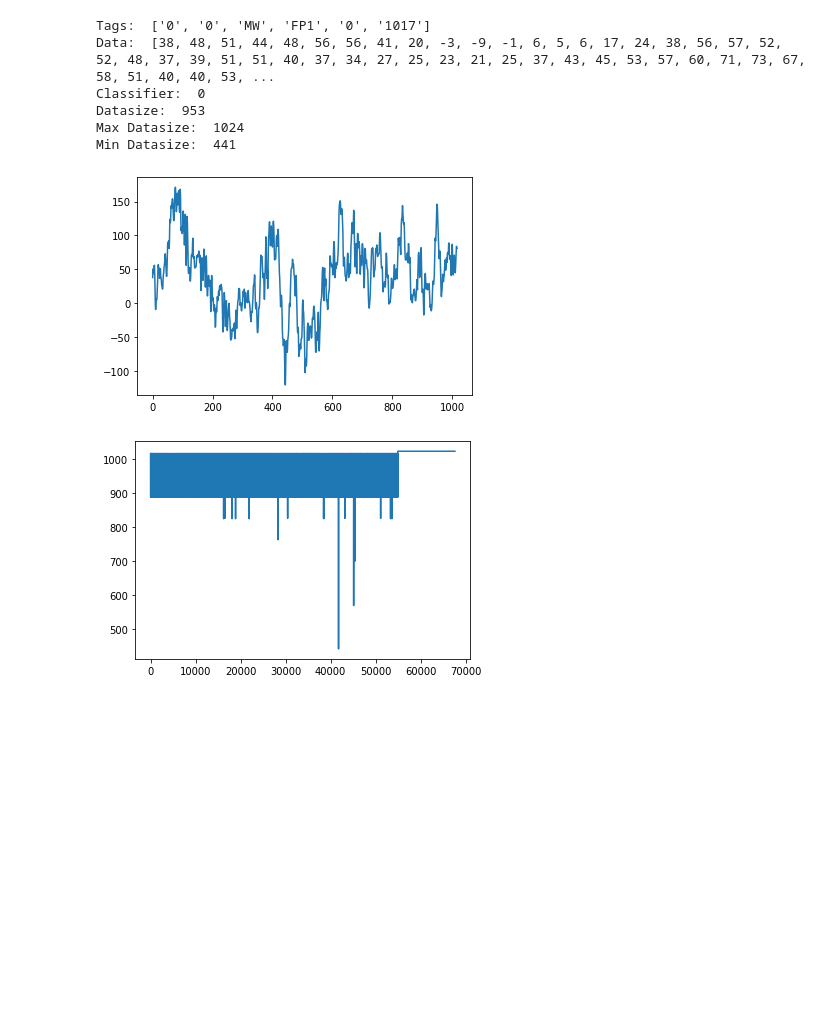
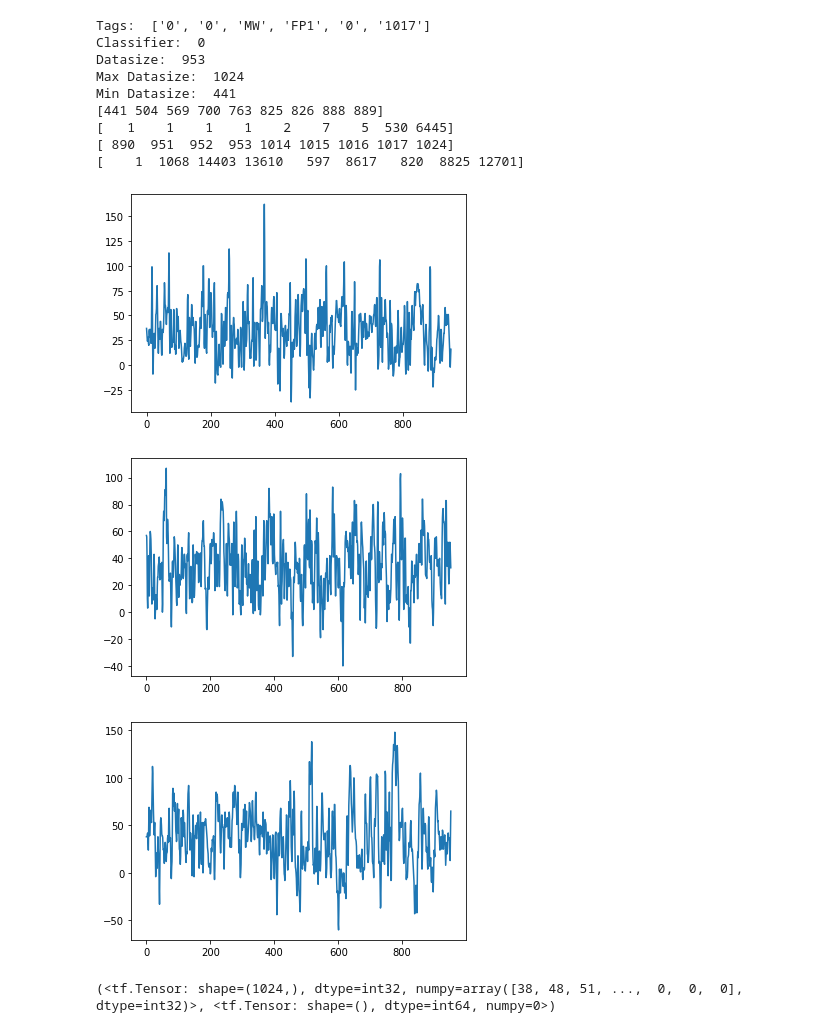
Before and after one commit to BCIPRO/Test, a Jupyter notebook: WensenTest.ipynb, the cells around one changed output. Saved outputs shown, nothing was run; the diff lists cells and outputs as text; code cells hidden in the pictures; blank space fills up the shorter version.

```diff
--- a/WensenTest.ipynb
+++ b/WensenTest.ipynb
@@ -26,35 +31,53 @@ for line in lines:
   tags.append(split[0:6])
   inter = split[6].split(",")
   data.append([int(nstring) for nstring in inter])
-  classifier.append(split[4])
+  classifier.append(int(split[4]))
   datasize.append(len(inter))
 
 f.close()
 # %%
 # Data visualization
 print("Tags: ", tags[0])
-print("Data: ", data[0])
+# print("Data: ", data[0])
 print("Classifier: ", classifier[0])
 print("Datasize: ", datasize[100])
 print("Max Datasize: ", max(datasize))
 print("Min Datasize: ", min(datasize))
 
+# Unique Elements
+unique, unique_counts = np.unique(datasize, return_counts=True)
+print(unique[0:int(len(unique)/2)])
+print(unique_counts[0:int(len(unique)/2)])
+print(unique[int(len(unique)/2):])
+print(unique_counts[int(len(unique)/2):])
+
+# Searching for all occurrences of a single classifier
+searchval = 0
+occurrences = np.where(np.array(classifier) == searchval)[0]
+
 # Plotting figures
 plt.figure(1)
-plt.plot(data[0])
+plt.plot(data[occurrences[300]])
 
 plt.figure(2)
-plt.plot(datasize)
+plt.plot(data[occurrences[200]])
+
+plt.figure(3)
+plt.plot(data[occurrences[100]])
 
 plt.show()
 
 plt.close() # closes all active plots
 # %% [output]
 Tags:  ['0', '0', 'MW', 'FP1', '0', '1017']
-Data:  [38, 48, 51, 44, 48, 56, 56, 41, 20, -3, -9, -1, 6, 5, 6, 17, 24, 38, 56, 57, 52, 52, 48, 37, 39, 51, 51, 40, 37, 34, 27, 25, 23, 21, 25, 37, 43, 45, 53, 57, 60, 71, 73, 67, 58, 51, 40, 40, 53, ...
 Classifier:  0
 Datasize:  953
 Max Datasize:  1024
 Min Datasize:  441
+[441 504 569 700 763 825 826 888 889]
+[   1    1    1    1    2    7    5  530 6445]
+[ 890  951  952  953 1014 1015 1016 1017 1024]
+[    1  1068 14403 13610   597  8617   820  8825 12701]
-[figure, old version]
+[figure, new version]
-[figure, old version]
+[figure, new version]
+[figure, added]
@@ -60,0 +90,5 @@ Min Datasize:  441
+# %%
+it = iter(dataset)
+print(next(it))
+# %% [output]
+(<tf.Tensor: shape=(1024,), dtype=int32, numpy=array([38, 48, 51, ...,  0,  0,  0], dtype=int32)>, <tf.Tensor: shape=(), dtype=int64, numpy=0>)
```
Also changed, not shown: parts of 2 cells of this notebook.
